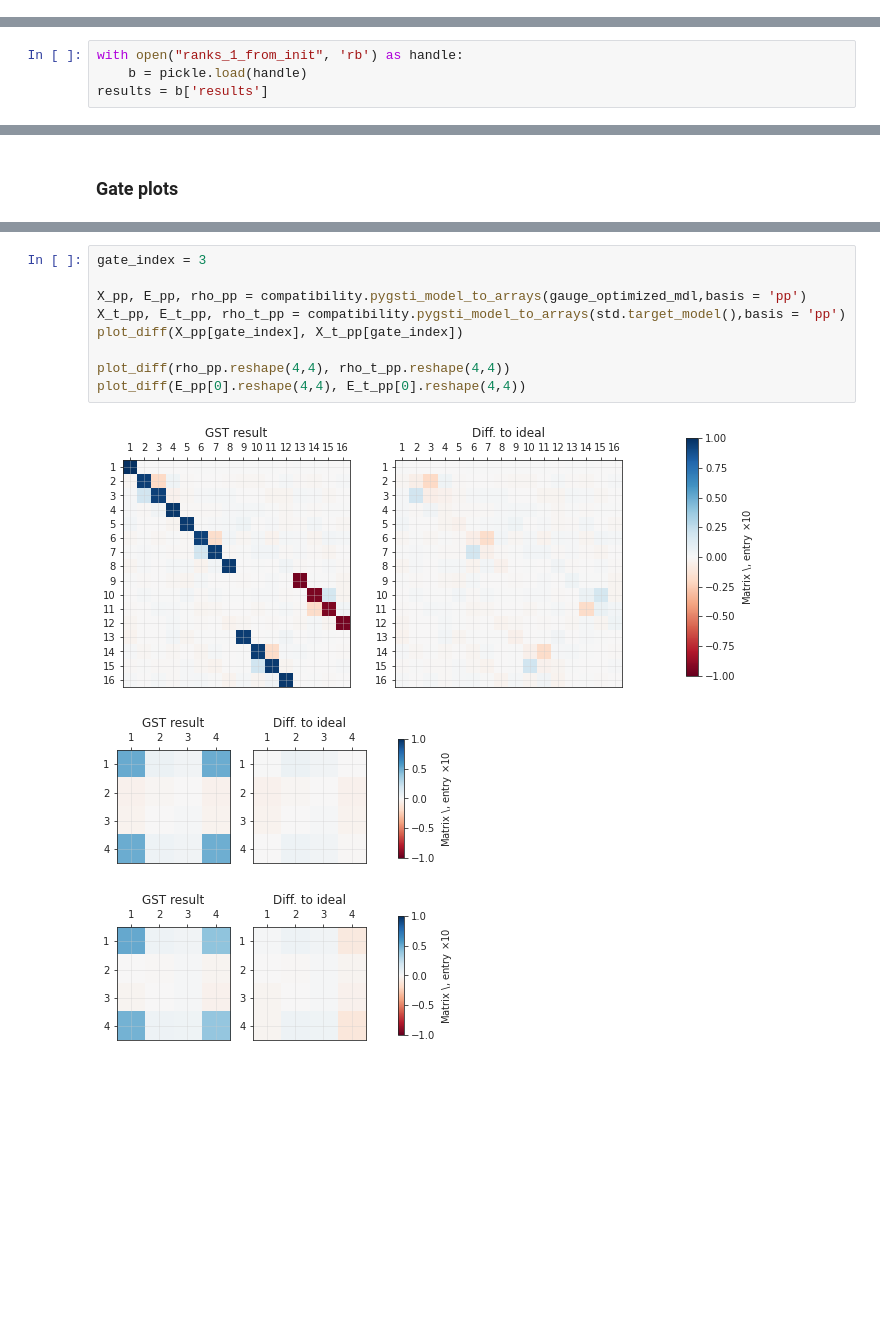
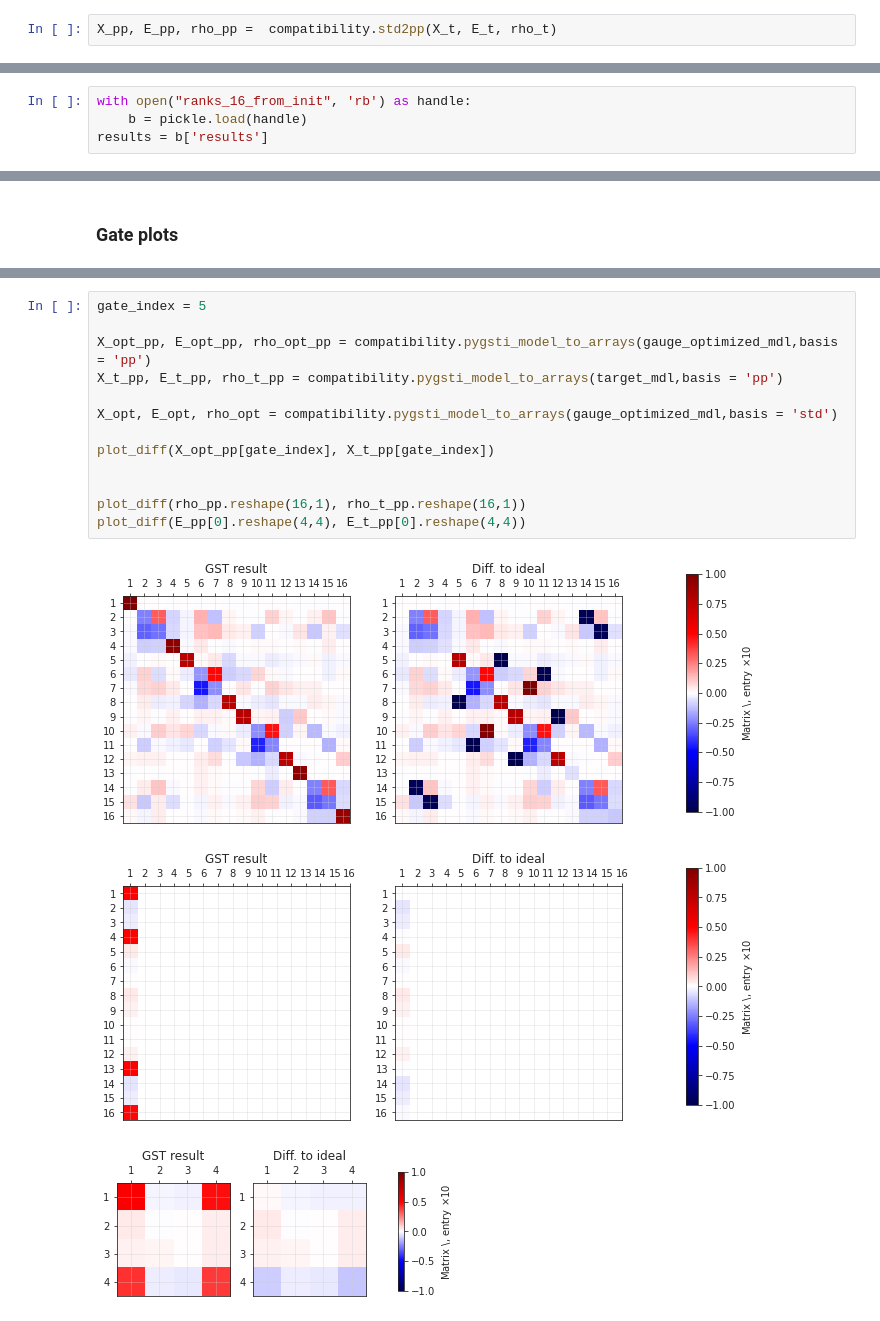
Before and after one commit to rabrie/qibocal, a Jupyter notebook: 2q_exp/2q_gst.ipynb, the cells around one changed output, grey strips where cells are left out. Saved outputs shown, nothing was run; the diff lists cells and outputs as text; blank space fills up the shorter version.

Commit message:
2 qubit gate testing (wip)

```diff
--- a/2q_exp/2q_gst.ipynb
+++ b/2q_exp/2q_gst.ipynb
@@ -115,0 +150,2 @@ display(s_g), display(s_o)
+# %%
+X_pp, E_pp, rho_pp =  compatibility.std2pp(X_t, E_t, rho_t)
@@ -161,7 +182,7 @@ plot_diff(X_opt[5], X_t[5])
 # %% [markdown]
 ### Rank 1
 # %%
-with open("ranks_1_from_init", 'rb') as handle:
+with open("ranks_16_from_init", 'rb') as handle:
     b = pickle.load(handle)
 results = b['results']
 # %%
@@ -193,13 +230,17 @@ display(s_g), display(s_o)
 # %%
-gate_index = 3
+gate_index = 5
 
-X_pp, E_pp, rho_pp = compatibility.pygsti_model_to_arrays(gauge_optimized_mdl,basis = 'pp')
-X_t_pp, E_t_pp, rho_t_pp = compatibility.pygsti_model_to_arrays(std.target_model(),basis = 'pp')
-plot_diff(X_pp[gate_index], X_t_pp[gate_index])
+X_opt_pp, E_opt_pp, rho_opt_pp = compatibility.pygsti_model_to_arrays(gauge_optimized_mdl,basis = 'pp')
+X_t_pp, E_t_pp, rho_t_pp = compatibility.pygsti_model_to_arrays(target_mdl,basis = 'pp')
 
-plot_diff(rho_pp.reshape(4,4), rho_t_pp.reshape(4,4))
+X_opt, E_opt, rho_opt = compatibility.pygsti_model_to_arrays(gauge_optimized_mdl,basis = 'std')
+
+plot_diff(X_opt_pp[gate_index], X_t_pp[gate_index])
+
+
+plot_diff(rho_pp.reshape(16,1), rho_t_pp.reshape(16,1))
 plot_diff(E_pp[0].reshape(4,4), E_t_pp[0].reshape(4,4))
 # %% [output]
-[figure, old version]
+[figure, new version]
-[figure, old version]
+[figure, new version]
-[figure, old version]
+[figure, new version]
```
Also changed, not shown: parts of 26 cells of this notebook, 3 other files.
